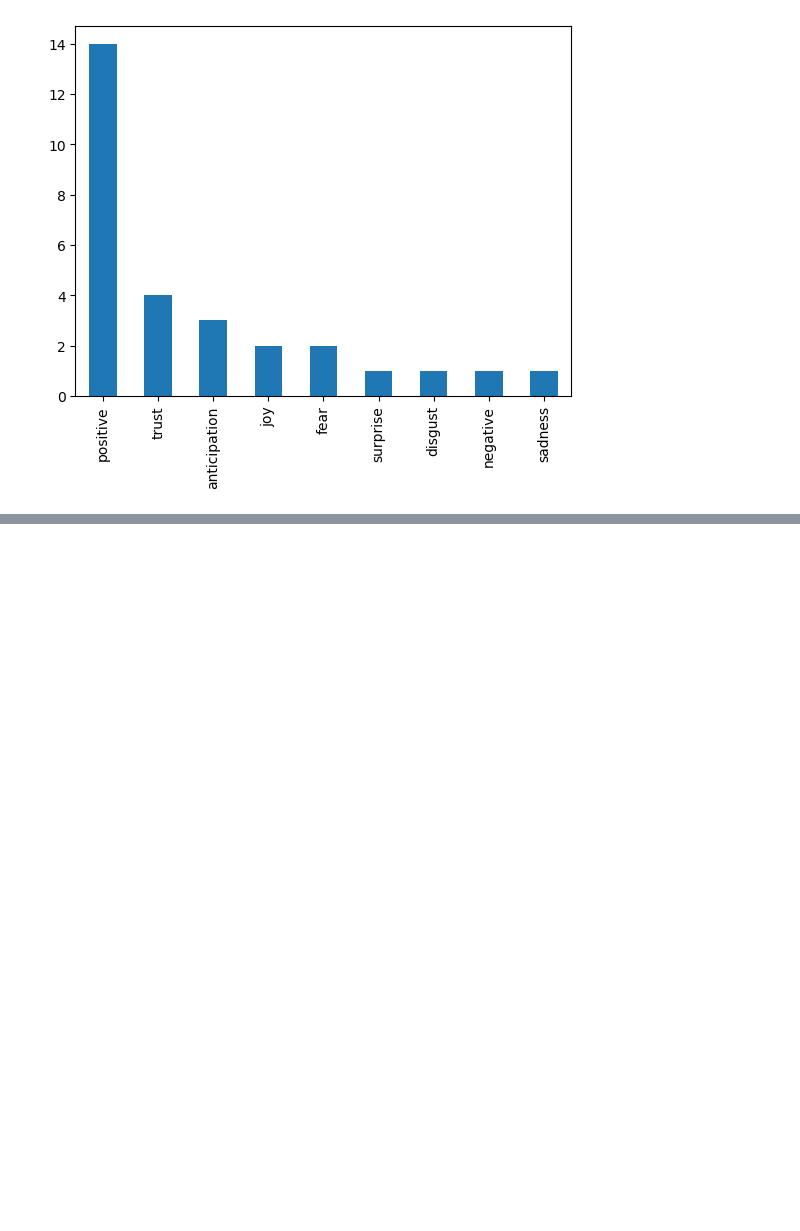
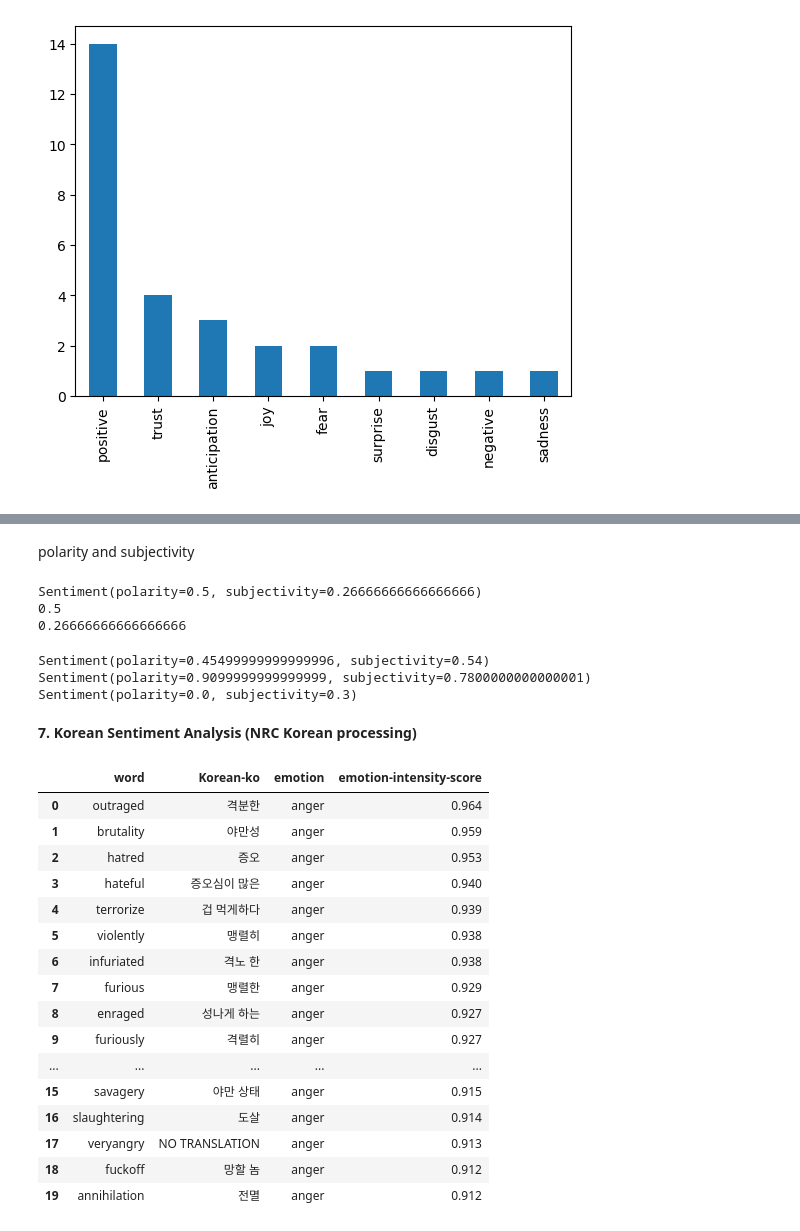
Before and after one commit to Tommylee1013/Webscraping, a Jupyter notebook: LectureNote/05SentimentAnalysis/SentimentAnalysis.ipynb, the cells around one changed output, grey strips where cells are left out. Saved outputs shown, nothing was run; the diff lists cells and outputs as text; code cells hidden in the pictures; blank space fills up the shorter version.

```diff
--- a/LectureNote/05SentimentAnalysis/SentimentAnalysis.ipynb
+++ b/LectureNote/05SentimentAnalysis/SentimentAnalysis.ipynb
@@ -179,0 +368,51 @@ Name: count, dtype: int64 Axes(0.125,0.11;0.775x0.77)
+# %% [markdown]
+polarity and subjectivity
+# %%
+analysis = TextBlob(sentence1).sentiment
+print(analysis)
+analysisPol = TextBlob(sentence1).polarity # 긍부정
+analysisSub = TextBlob(sentence1).subjectivity # 주객관성
+print(analysisPol)
+print(analysisSub)
+# %% [output]
+Sentiment(polarity=0.5, subjectivity=0.26666666666666666)
+0.5
+0.26666666666666666
+# %%
+sentence2 = '''This phone's camera image is very good. But, the life time of battery is too short'''
+analysis = TextBlob(sentence2).sentiment
+print(analysis)
+blob2 = TextBlob(sentence2)
+
+for sentence in blob2.sentences:
+    print(sentence.sentiment)
+# %% [output]
+Sentiment(polarity=0.45499999999999996, subjectivity=0.54)
+Sentiment(polarity=0.9099999999999999, subjectivity=0.7800000000000001)
+Sentiment(polarity=0.0, subjectivity=0.3)
+# %% [markdown]
+**7. Korean Sentiment Analysis (NRC Korean processing)**
+# %%
+NRC = pd.read_csv('../../Data/Korean-ko-NRC-Emotion-Intensity-Lexicon-v1.txt',
+                  engine = "python",
+                  header = 0,
+                  sep = "\t")
+NRC.head(20)
+# %% [output]
+|  | word | Korean-ko | emotion | emotion-intensity-score |
+| 0 | outraged | 격분한 | anger | 0.964 |
+| 1 | brutality | 야만성 | anger | 0.959 |
+| 2 | hatred | 증오 | anger | 0.953 |
+| 3 | hateful | 증오심이 많은 | anger | 0.940 |
+| 4 | terrorize | 겁 먹게하다 | anger | 0.939 |
+| 5 | violently | 맹렬히 | anger | 0.938 |
+| 6 | infuriated | 격노 한 | anger | 0.938 |
+| 7 | furious | 맹렬한 | anger | 0.929 |
+| 8 | enraged | 성나게 하는 | anger | 0.927 |
+| 9 | furiously | 격렬히 | anger | 0.927 |
+| ... | ... | ... | ... | ... |
+| 15 | savagery | 야만 상태 | anger | 0.915 |
+| 16 | slaughtering | 도살 | anger | 0.914 |
+| 17 | veryangry | NO TRANSLATION | anger | 0.913 |
+| 18 | fuckoff | 망할 놈 | anger | 0.912 |
+| 19 | annihilation | 전멸 | anger | 0.912 |
```
Also changed, not shown: parts of 37 cells of this notebook.
